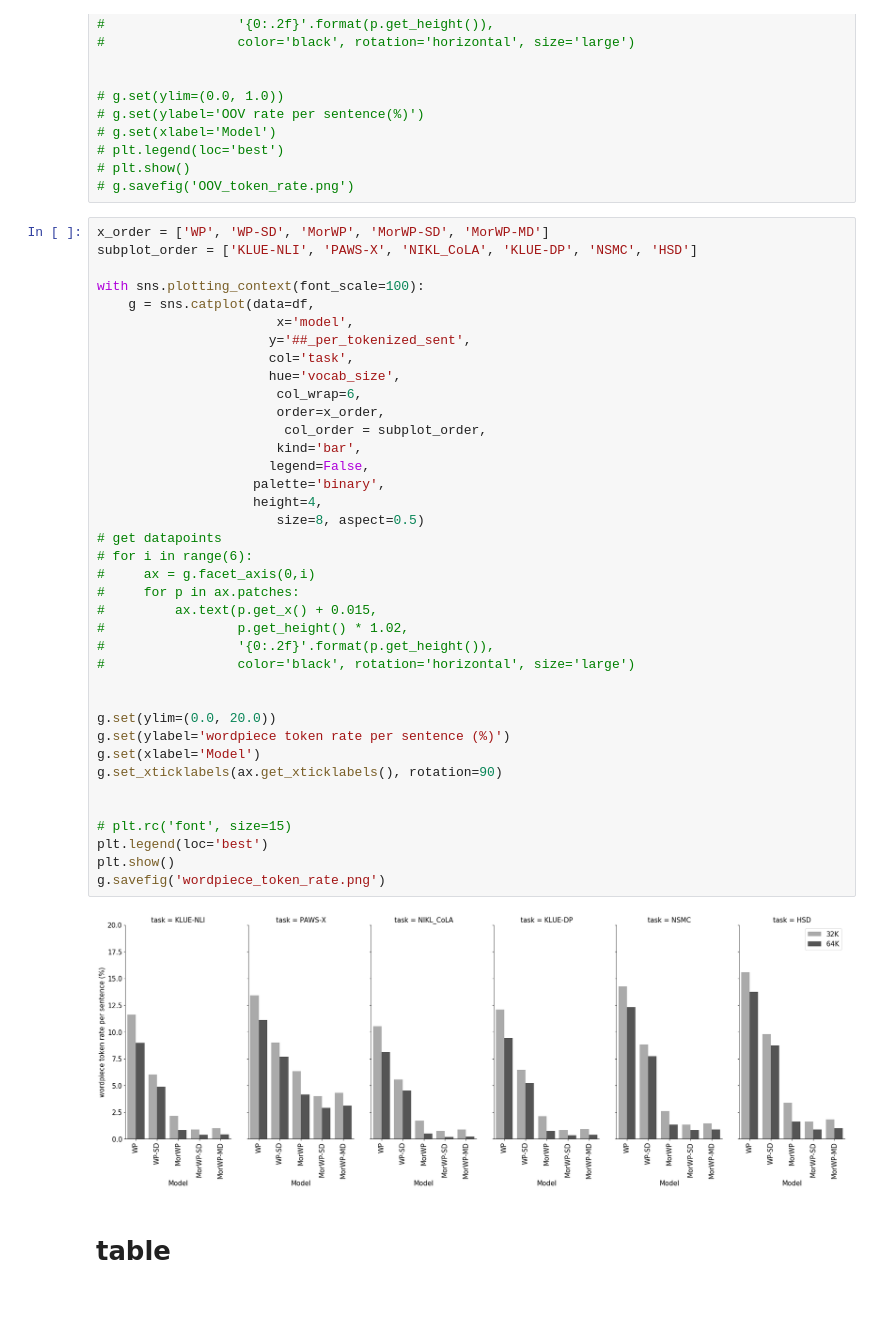
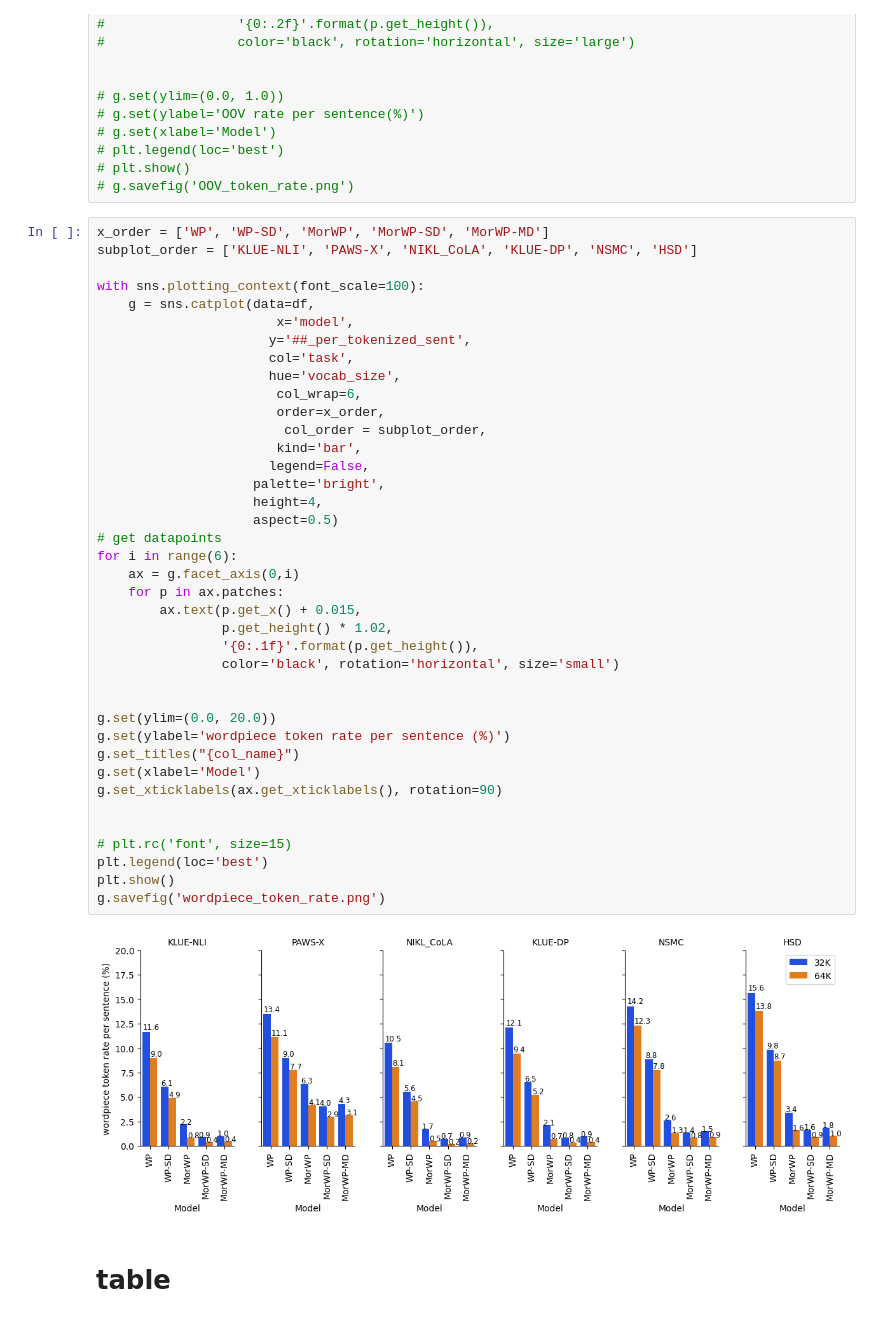
Before and after one commit to taeheejeon22/MorphSubDecomp-Korean, a Jupyter notebook: dataset_analysis/graph.ipynb, the cells around one changed output. Saved outputs shown, nothing was run; the diff lists cells and outputs as text.

Commit message:
Update: Wordpiece token rate graph

```diff
--- a/dataset_analysis/graph.ipynb
+++ b/dataset_analysis/graph.ipynb
@@ -88,43 +83,44 @@ df
 # %%
 x_order = ['WP', 'WP-SD', 'MorWP', 'MorWP-SD', 'MorWP-MD']
 subplot_order = ['KLUE-NLI', 'PAWS-X', 'NIKL_CoLA', 'KLUE-DP', 'NSMC', 'HSD']
 
 with sns.plotting_context(font_scale=100):
     g = sns.catplot(data=df,
                        x='model',
                       y='##_per_tokenized_sent',
                       col='task',
                       hue='vocab_size',
                        col_wrap=6,
                        order=x_order,
                         col_order = subplot_order,
                        kind='bar',
                       legend=False,
-                    palette='binary',
+                    palette='bright',
                     height=4,
-                       size=8, aspect=0.5)
+                    aspect=0.5)
 # get datapoints
-# for i in range(6):
-#     ax = g.facet_axis(0,i)
-#     for p in ax.patches:
-#         ax.text(p.get_x() + 0.015,
-#                 p.get_height() * 1.02,
-#                 '{0:.2f}'.format(p.get_height()),
-#                 color='black', rotation='horizontal', size='large')
+for i in range(6):
+    ax = g.facet_axis(0,i)
+    for p in ax.patches:
+        ax.text(p.get_x() + 0.015,
+                p.get_height() * 1.02,
+                '{0:.1f}'.format(p.get_height()),
+                color='black', rotation='horizontal', size='small')
 
 
 g.set(ylim=(0.0, 20.0))
 g.set(ylabel='wordpiece token rate per sentence (%)')
+g.set_titles("{col_name}")
 g.set(xlabel='Model')
 g.set_xticklabels(ax.get_xticklabels(), rotation=90)
 
 
 # plt.rc('font', size=15)
 plt.legend(loc='best')
 plt.show()
 g.savefig('wordpiece_token_rate.png')
 # %% [output]
-[figure, old version]
+[figure, new version]
 # %% [markdown]
 # table
 # %%
```
Also changed, not shown: parts of 3 cells of this notebook, 1 other file.
